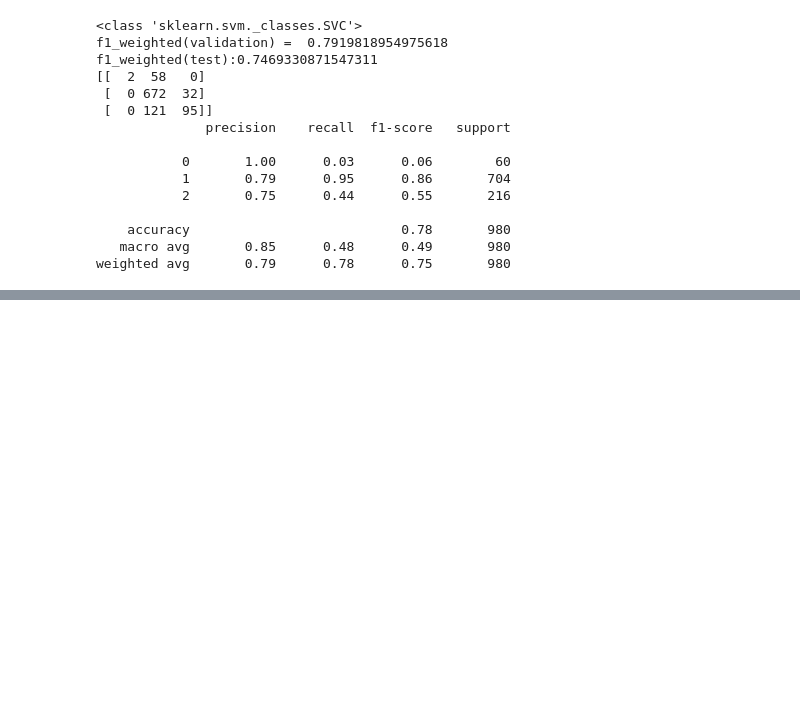
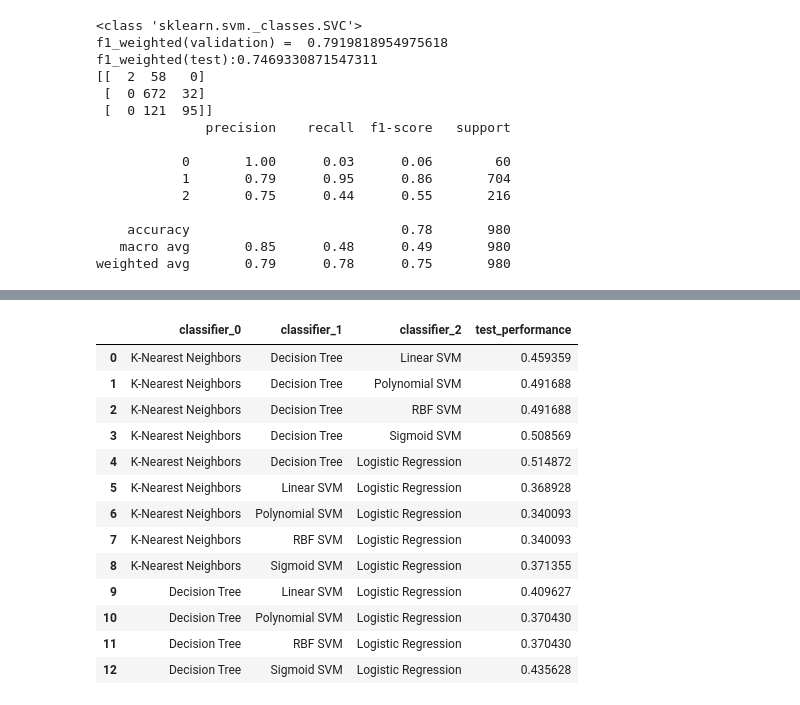
Before and after one commit to jinwenhua/group11, a Jupyter notebook: Wine.ipynb, the cells around one changed output, grey strips where cells are left out. Saved outputs shown, nothing was run; the diff lists cells and outputs as text; code cells hidden in the pictures; blank space fills up the shorter version.

```diff
--- a/Wine.ipynb
+++ b/Wine.ipynb
@@ -407,0 +856,19 @@ obviously KNN is the best performing model, which has the highest weighted f1-sc
+# %%
+# SVM Boosting
+clf_index = 2    # Accepts value from 0 - 6
+
+# Define parameter values for AdaBoostClassifier object
+base = list(dict_clf_default.values())[clf_index]
+boosting_param = dict(base_estimator=base,
+                     n_estimators=100,
+                     algorithm='SAMME',random_state=0)
+
+# Define AdaBoostClassifier object
+model_boosting = AdaBoostClassifier(**boosting_param)
+#model_boosting = AdaBoostClassifier((svm.SVC(probability=True,kernel='linear'),n_estimators=50,learning_rate=1.0,algorithm='SAMME')
+
+estimator_name = "Boosting - {}".format(list(dict_clf_default.keys())[clf_index])
+estimator = {estimator_name: model_boosting}
+
+# Train and evaluate the performance of the AdaBoost classifier
+train_and_evaluate(estimator, x_train, x_test, y_train, y_test)
@@ -407,0 +1000,65 @@ obviously KNN is the best performing model, which has the highest weighted f1-sc
+# %%
+score_param = "f1_score"
+average_param = "macro"
+
+# specify number of base classifiers
+num_base_clf = 3                                # Accepts values from 2 - 4 (number of base classifiers)
+list_clf = [[] for i in range(num_base_clf)]    # 2-dimensional list, to store list of classifiers in
+                                                # each voting classifier
+list_score = []
+
+# Generate all possible combinations of base classifiers with # of classifiers = num_base_clf
+# ---
+# For example: if num_base_clf = 3,
+# [A, B, C, D] -> [A, B, C], [A, B, D], [A, C, D] and [B, C, D]
+combinations_base_clf = itertools.combinations(dict_clf_default, num_base_clf)
+
+# Iterate through all generated lists
+for comb in combinations_base_clf:
+    list_base_clf = []
+
+    # Return number of SVM classifiers in a list
+    count_svm = sum("SVM" in clf for clf in comb)
+
+    # At most one SVM classifier in the list.
+    # - skip all the lists with >1 classifiers - speed up iteration
+    # - ensure variation in machine learning algorithms in the voting classifier
+    if count_svm <= 1:
+        for i, clf in enumerate(comb):
+            list_base_clf.append((clf, dict_clf_default[clf]))
+            list_clf[i].append(clf)
+
+        print(comb)
+        print("---")
+
+        try:
+            model_voting = VotingClassifier(estimators=list_base_clf)
+            estimator_name = "Voting Classifier"
+            estimator = { estimator_name : model_voting }
+            score = train_and_evaluate(estimator, x_train, x_test, y_train, y_test)
+
+            list_score = list_score + list(score[estimator_name].values())
+
+        except Exception as e:
+            error_class_name = e.__class__.__name__
+            print("{}: {}\n".format(error_class_name, e))
+            continue
+
+        print()
+
+
+# Create data frame
+# ---
+data = dict()
+for i, base_clf in enumerate(list_clf):
+    clf_key = "classifier_{}".format(i)
+    data[clf_key] = base_clf
+
+data["test_performance"] = list_score
+df_performance = pd.DataFrame(data=data)
+
+# Save and export df_performance to CSV file (optional)
+df_performance.to_csv(r'final_project_performance_voting_{}clf.csv'.format(3), index = False, header = True)
+
+df_performance
+# %% [output]
@@ -407,0 +1082,14 @@ obviously KNN is the best performing model, which has the highest weighted f1-sc
+|  | classifier_0 | classifier_1 | classifier_2 | test_performance |
+| 0 | K-Nearest Neighbors | Decision Tree | Linear SVM | 0.459359 |
+| 1 | K-Nearest Neighbors | Decision Tree | Polynomial SVM | 0.491688 |
+| 2 | K-Nearest Neighbors | Decision Tree | RBF SVM | 0.491688 |
+| 3 | K-Nearest Neighbors | Decision Tree | Sigmoid SVM | 0.508569 |
+| 4 | K-Nearest Neighbors | Decision Tree | Logistic Regression | 0.514872 |
+| 5 | K-Nearest Neighbors | Linear SVM | Logistic Regression | 0.368928 |
+| 6 | K-Nearest Neighbors | Polynomial SVM | Logistic Regression | 0.340093 |
+| 7 | K-Nearest Neighbors | RBF SVM | Logistic Regression | 0.340093 |
+| 8 | K-Nearest Neighbors | Sigmoid SVM | Logistic Regression | 0.371355 |
+| 9 | Decision Tree | Linear SVM | Logistic Regression | 0.409627 |
+| 10 | Decision Tree | Polynomial SVM | Logistic Regression | 0.370430 |
+| 11 | Decision Tree | RBF SVM | Logistic Regression | 0.370430 |
+| 12 | Decision Tree | Sigmoid SVM | Logistic Regression | 0.435628 |
```
Also changed, not shown: parts of 32 cells of this notebook.
